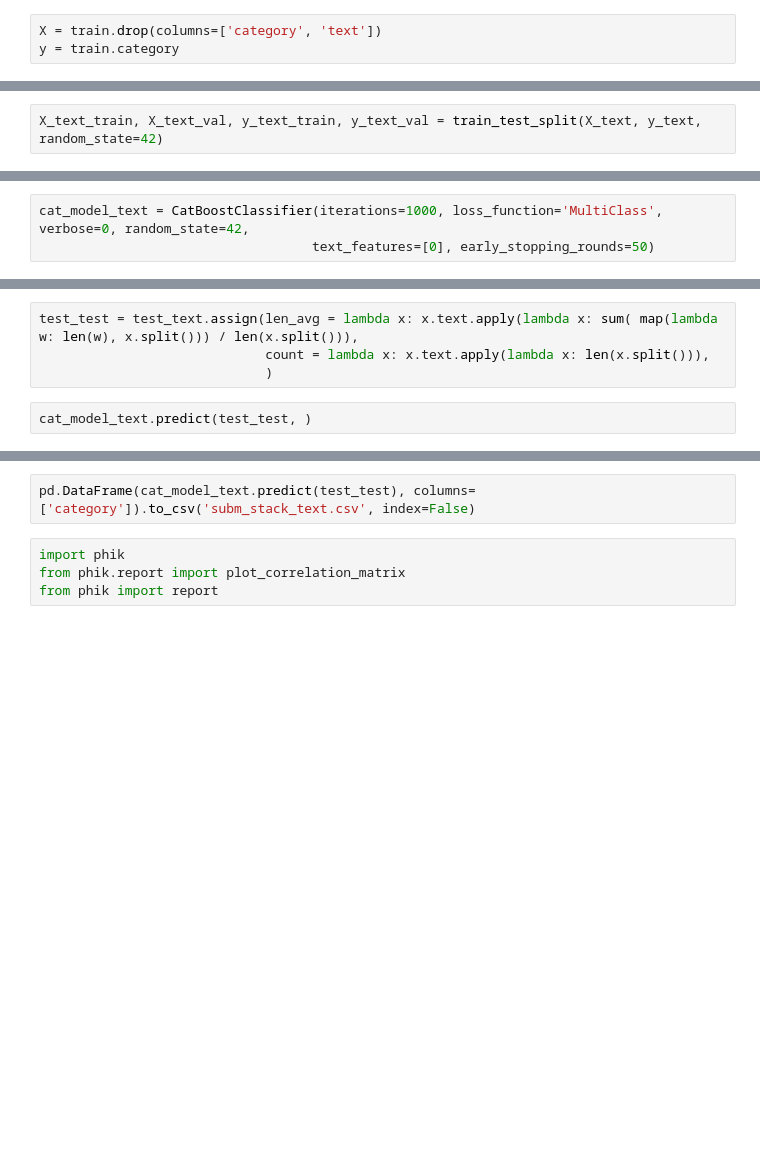
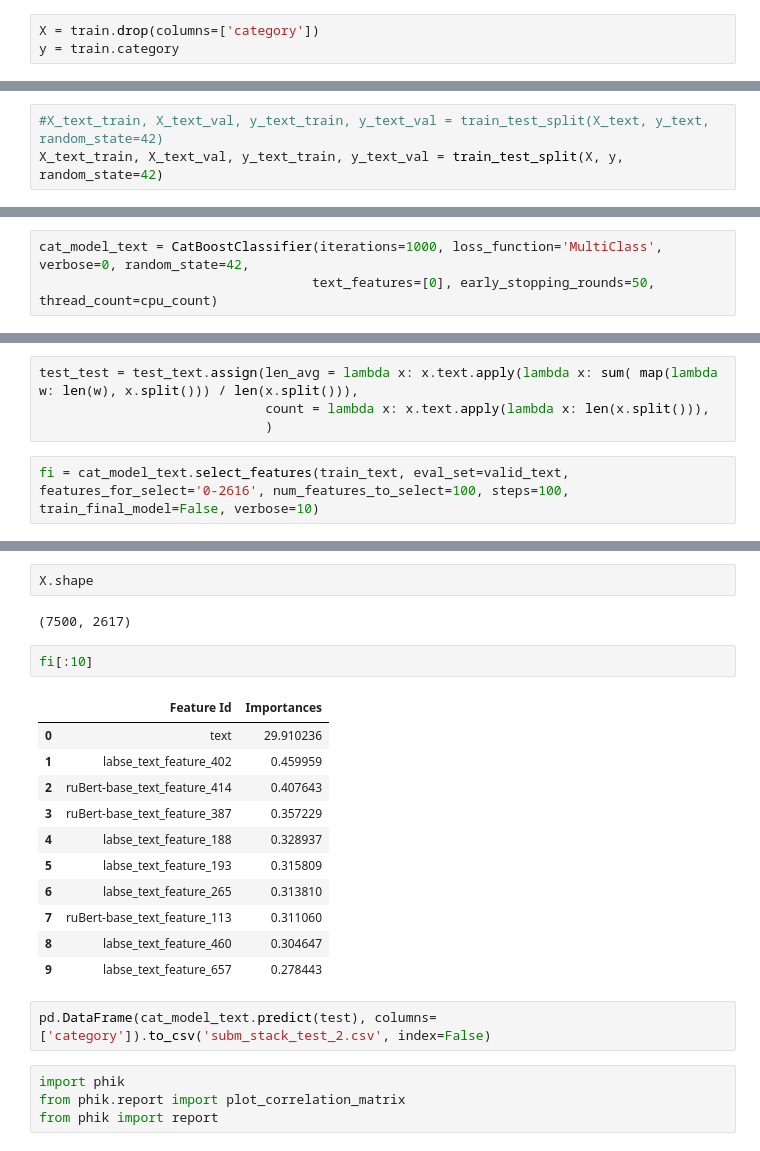
Before and after one commit to meshvedov/competition-ds, a Jupyter notebook: 6_blending_hw.ipynb, the cells around one changed output, grey strips where cells are left out. Cells and saved outputs as stored; diff of their text form; blank space fills up the shorter version.

```diff
--- a/6_blending_hw.ipynb
+++ b/6_blending_hw.ipynb
@@ -172,7 +172,7 @@ class Blender:
         preds = self.meta_model.predict(data)
         return preds
 # %%
-X = train.drop(columns=['category', 'text'])
+X = train.drop(columns=['category'])
 y = train.category
 # %%
 from sklearn.preprocessing import LabelEncoder
@@ -258,13 +258,14 @@ drop_cols = ['cat', 'len_avg', 'count', 'word_count_mean']
 X_text = text.drop(columns=drop_cols)
 y_text = text.cat
 # %%
-X_text_train, X_text_val, y_text_train, y_text_val = train_test_split(X_text, y_text, random_state=42)
+#X_text_train, X_text_val, y_text_train, y_text_val = train_test_split(X_text, y_text, random_state=42)
+X_text_train, X_text_val, y_text_train, y_text_val = train_test_split(X, y, random_state=42)
 # %%
 train_text = Pool(data=X_text_train, label=y_text_train, text_features=[0])
 valid_text = Pool(data=X_text_val, label=y_text_val, text_features=[0])
 # %%
 cat_model_text = CatBoostClassifier(iterations=1000, loss_function='MultiClass', verbose=0, random_state=42,
-                                   text_features=[0], early_stopping_rounds=50)
+                                   text_features=[0], early_stopping_rounds=50, thread_count=cpu_count)
 # %%
 cat_model_text.fit(train_text, eval_set=valid_text, use_best_model=True, plot=False, verbose=50, early_stopping_rounds=50)
 # %% [output]
@@ -295,5 +296,5 @@ test_test = test_text.assign(len_avg = lambda x: x.text.apply(lambda x: sum( map
                              count = lambda x: x.text.apply(lambda x: len(x.split())),
                              )
 # %%
-cat_model_text.predict(test_test, )
+fi = cat_model_text.select_features(train_text, eval_set=valid_text, features_for_select='0-2616', num_features_to_select=100, steps=100, train_final_model=False, verbose=10)
 # %% [output]
@@ -301,5 +319,23 @@ CatBoostError: /src/catboost/catboost/libs/data/model_dataset_compatibility.cpp:
+# %%
+X.shape
+# %% [output]
+(7500, 2617)
+# %%
+fi[:10]
+# %% [output]
+|  | Feature Id | Importances |
+| 0 | text | 29.910236 |
+| 1 | labse_text_feature_402 | 0.459959 |
+| 2 | ruBert-base_text_feature_414 | 0.407643 |
+| 3 | ruBert-base_text_feature_387 | 0.357229 |
+| 4 | labse_text_feature_188 | 0.328937 |
+| 5 | labse_text_feature_193 | 0.315809 |
+| 6 | labse_text_feature_265 | 0.313810 |
+| 7 | ruBert-base_text_feature_113 | 0.311060 |
+| 8 | labse_text_feature_460 | 0.304647 |
+| 9 | labse_text_feature_657 | 0.278443 |
 # %%
-pd.DataFrame(cat_model_text.predict(test_test), columns=['category']).to_csv('subm_stack_text.csv', index=False)
+pd.DataFrame(cat_model_text.predict(test), columns=['category']).to_csv('subm_stack_test_2.csv', index=False)
 # %%
 import phik
 from phik.report import plot_correlation_matrix
```
Also changed, not shown: parts of 12 cells of this notebook, 1 other file.
